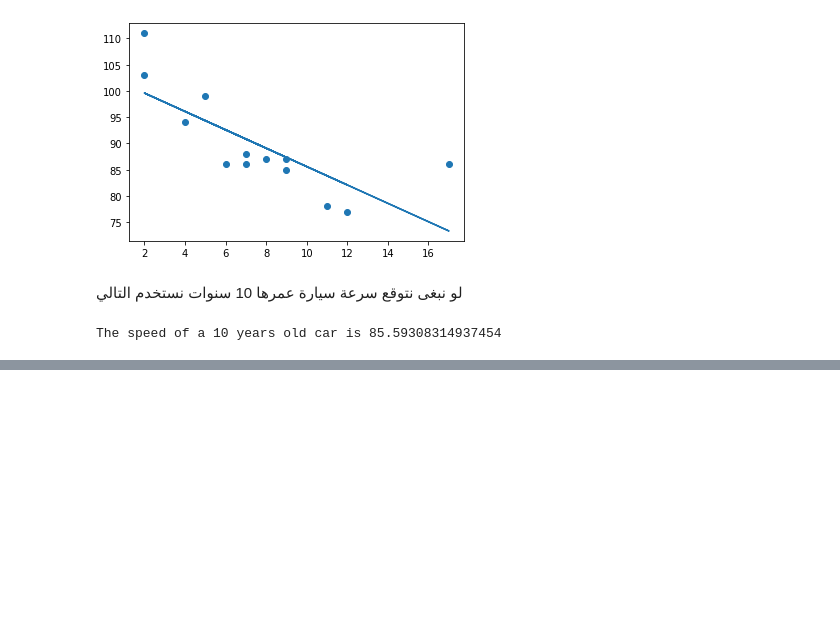
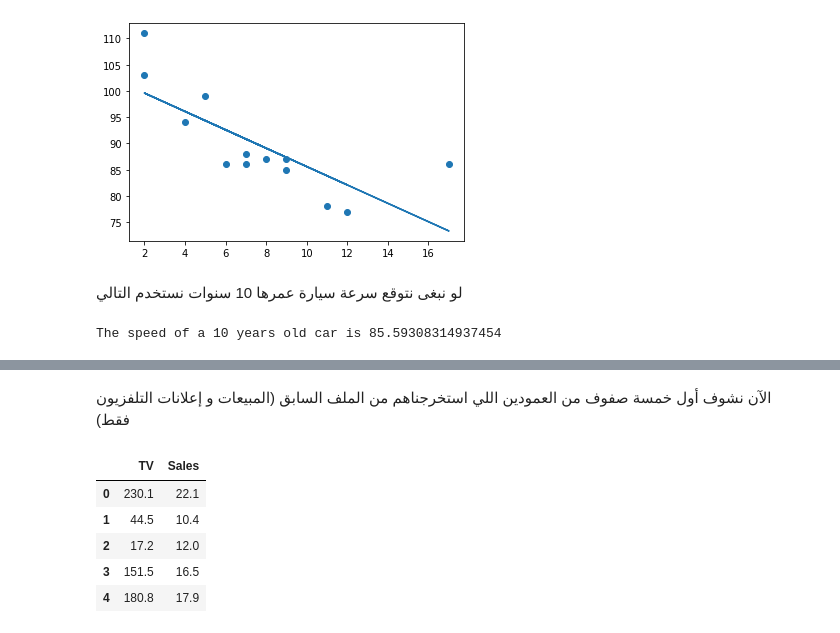
Before and after one commit to JBadawood/Machine_Learning, a Jupyter notebook: Linear_Regression/Linear_Regression.ipynb, the cells around one changed output, grey strips where cells are left out. Drawn from its saved outputs; the diff is of its cells as text; code cells hidden in the pictures; blank space fills up the shorter version.

```diff
--- a/Linear_Regression/Linear_Regression.ipynb
+++ b/Linear_Regression/Linear_Regression.ipynb
@@ -200,0 +227,11 @@ The speed of a 10 years old car is 85.59308314937454
+# %% [markdown]
+الآن نشوف أول خمسة صفوف من العمودين اللي استخرجناهم من الملف السابق (المبيعات و إعلانات التلفزيون فقط)
+# %%
+df_simple.head()
+# %% [output]
+|  | TV | Sales |
+| 0 | 230.1 | 22.1 |
+| 1 | 44.5 | 10.4 |
+| 2 | 17.2 | 12.0 |
+| 3 | 151.5 | 16.5 |
+| 4 | 180.8 | 17.9 |
```
Also changed, not shown: parts of 47 cells of this notebook.
